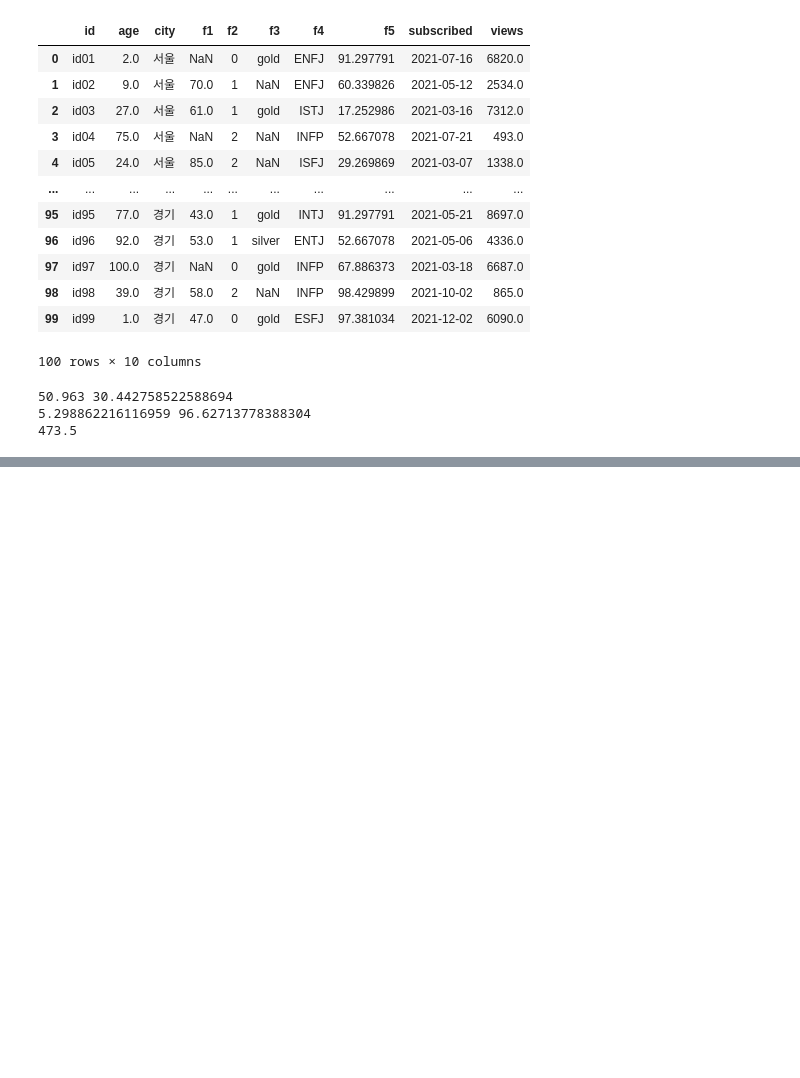
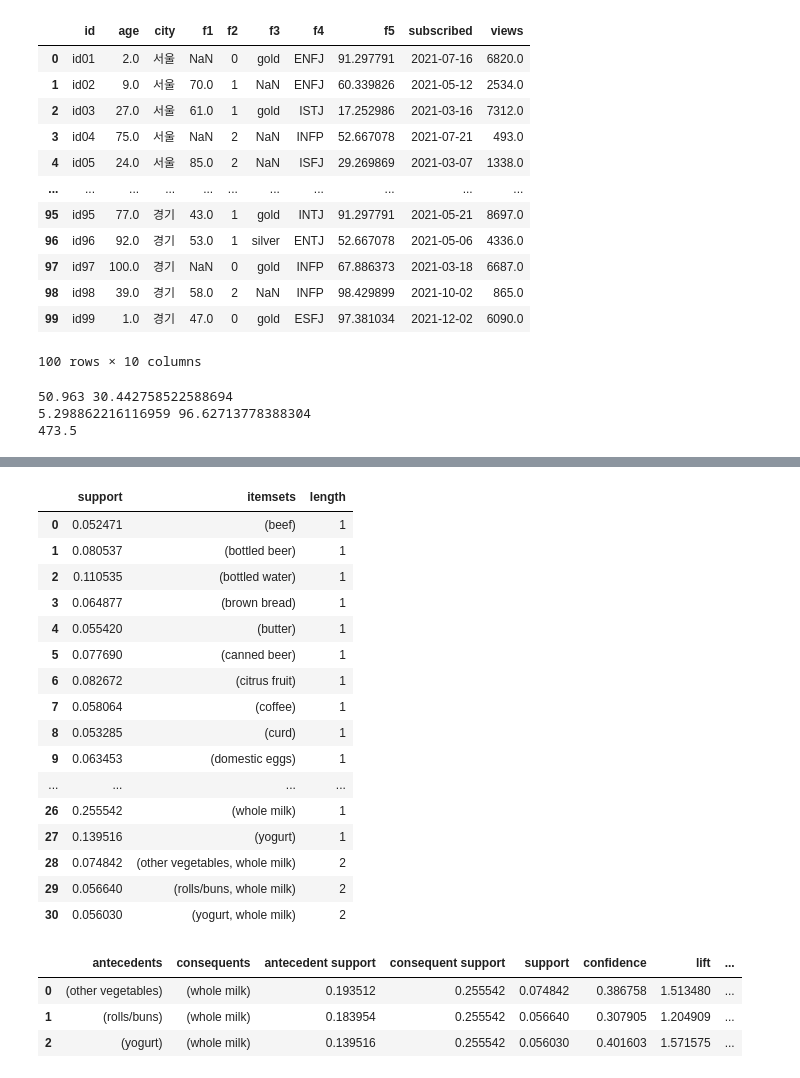
Before and after one commit to woojinhong03/school_2022_python, a Jupyter notebook: 데이터분석응용/데이터분석응용.ipynb, the cells around one changed output, grey strips where cells are left out. Cells and saved outputs as stored; diff of their text form; code cells hidden in the pictures; blank space fills up the shorter version.

```diff
--- a/데이터분석응용/데이터분석응용.ipynb
+++ b/데이터분석응용/데이터분석응용.ipynb
@@ -1614,0 +1749,31 @@ print (members [(cond1) | (cond2)]['age'].sum())
+# %%
+from mlxtend.frequent_patterns import apriori
+groceries_ap = apriori(groceries_tr, min_support=0.05, use_colnames=True)
+groceries_ap['length'] = groceries_ap['itemsets'].apply(lambda x: len(x))
+groceries_ap
+# %% [output]
+|  | support | itemsets | length |
+| 0 | 0.052471 | (beef) | 1 |
+| 1 | 0.080537 | (bottled beer) | 1 |
+| 2 | 0.110535 | (bottled water) | 1 |
+| 3 | 0.064877 | (brown bread) | 1 |
+| 4 | 0.055420 | (butter) | 1 |
+| 5 | 0.077690 | (canned beer) | 1 |
+| 6 | 0.082672 | (citrus fruit) | 1 |
+| 7 | 0.058064 | (coffee) | 1 |
+| 8 | 0.053285 | (curd) | 1 |
+| 9 | 0.063453 | (domestic eggs) | 1 |
+| ... | ... | ... | ... |
+| 26 | 0.255542 | (whole milk) | 1 |
+| 27 | 0.139516 | (yogurt) | 1 |
+| 28 | 0.074842 | (other vegetables, whole milk) | 2 |
+| 29 | 0.056640 | (rolls/buns, whole milk) | 2 |
+| 30 | 0.056030 | (yogurt, whole milk) | 2 |
+# %%
+from mlxtend.frequent_patterns import association_rules
+association_rules(groceries_ap, metric='confidence', min_threshold=0.3)
+# %% [output]
+|  | antecedents | consequents | antecedent support | consequent support | support | confidence | lift | ... |
+| 0 | (other vegetables) | (whole milk) | 0.193512 | 0.255542 | 0.074842 | 0.386758 | 1.513480 | ... |
+| 1 | (rolls/buns) | (whole milk) | 0.183954 | 0.255542 | 0.056640 | 0.307905 | 1.204909 | ... |
+| 2 | (yogurt) | (whole milk) | 0.139516 | 0.255542 | 0.056030 | 0.401603 | 1.571575 | ... |
```
Also changed, not shown: parts of 14 cells of this notebook, 2 other files.
